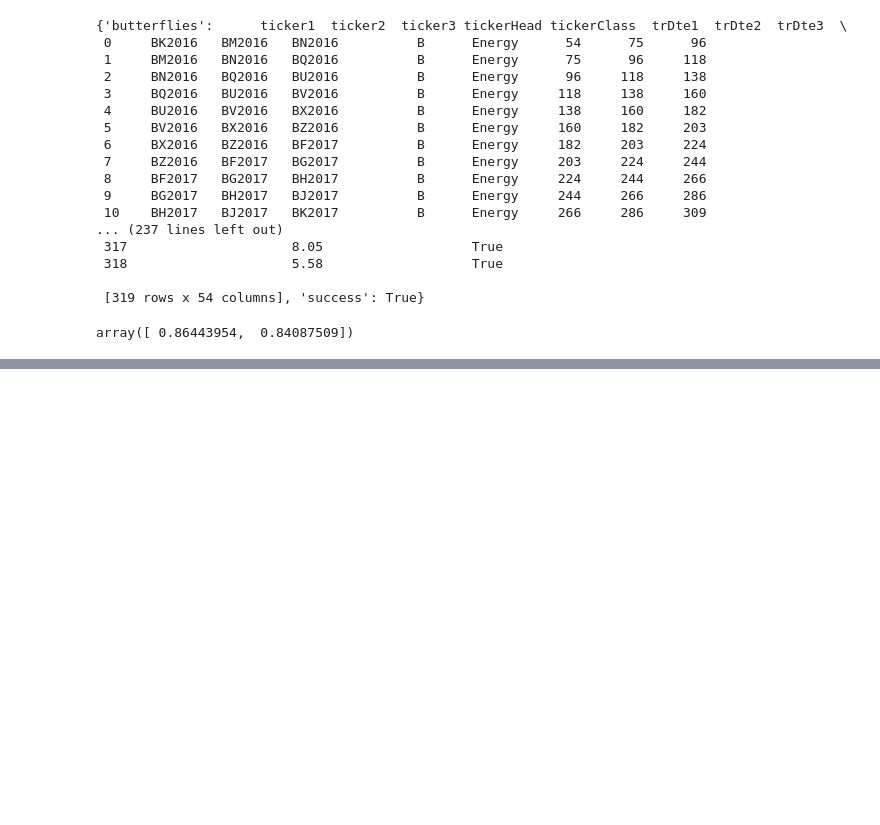
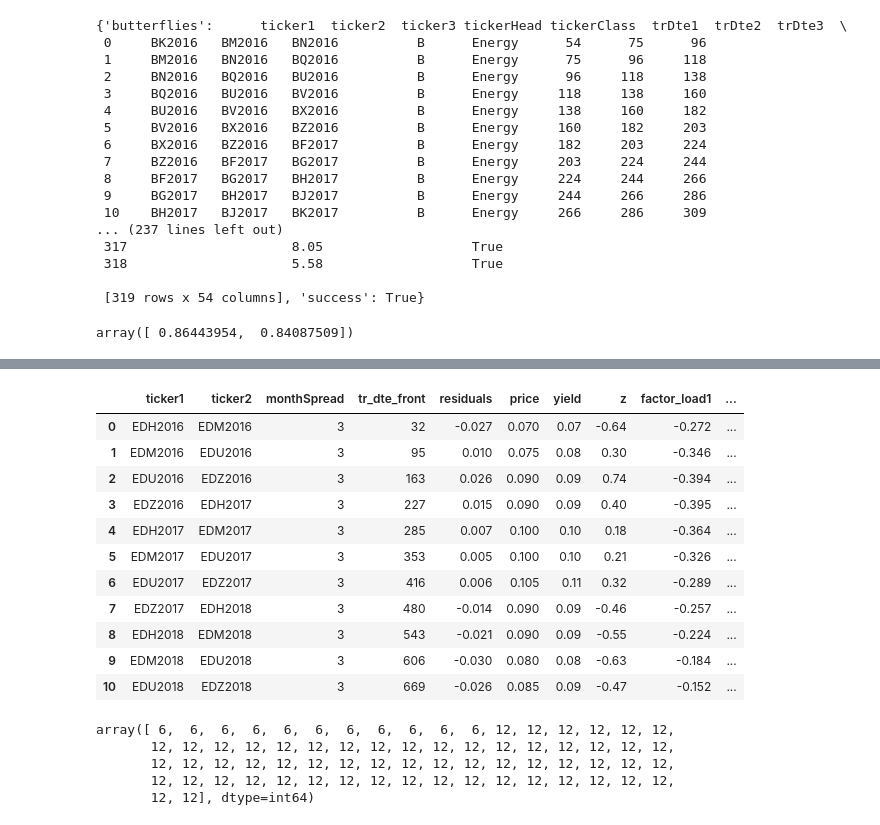
Before and after one commit to d0p34m1n3/repo_barbarossa, a Jupyter notebook: PycharmProjects/quandl/Untitled.ipynb, the cells around one changed output, grey strips where cells are left out. Cells and saved outputs as stored; diff of their text form; code cells hidden in the pictures; blank space fills up the shorter version.

```diff
--- a/PycharmProjects/quandl/Untitled.ipynb
+++ b/PycharmProjects/quandl/Untitled.ipynb
@@ -89,0 +63,20 @@ tpd.prepare_curve_pca()
+# %%
+import opportunity_constructs.curve_pca as cpa
+import shared.statistics as stats
+import pandas as pd
+output = cpa.get_curve_pca_report(ticker_head='ED',date_to = 20160128)
+
+output['pca_results']
+# %% [output]
+|  | ticker1 | ticker2 | monthSpread | tr_dte_front | residuals | price | yield | z | factor_load1 | ... |
+| 0 | EDH2016 | EDM2016 | 3 | 32 | -0.027 | 0.070 | 0.07 | -0.64 | -0.272 | ... |
+| 1 | EDM2016 | EDU2016 | 3 | 95 | 0.010 | 0.075 | 0.08 | 0.30 | -0.346 | ... |
+| 2 | EDU2016 | EDZ2016 | 3 | 163 | 0.026 | 0.090 | 0.09 | 0.74 | -0.394 | ... |
+| 3 | EDZ2016 | EDH2017 | 3 | 227 | 0.015 | 0.090 | 0.09 | 0.40 | -0.395 | ... |
+| 4 | EDH2017 | EDM2017 | 3 | 285 | 0.007 | 0.100 | 0.10 | 0.18 | -0.364 | ... |
+| 5 | EDM2017 | EDU2017 | 3 | 353 | 0.005 | 0.100 | 0.10 | 0.21 | -0.326 | ... |
+| 6 | EDU2017 | EDZ2017 | 3 | 416 | 0.006 | 0.105 | 0.11 | 0.32 | -0.289 | ... |
+| 7 | EDZ2017 | EDH2018 | 3 | 480 | -0.014 | 0.090 | 0.09 | -0.46 | -0.257 | ... |
+| 8 | EDH2018 | EDM2018 | 3 | 543 | -0.021 | 0.090 | 0.09 | -0.55 | -0.224 | ... |
+| 9 | EDM2018 | EDU2018 | 3 | 606 | -0.030 | 0.080 | 0.08 | -0.63 | -0.184 | ... |
+| 10 | EDU2018 | EDZ2018 | 3 | 669 | -0.026 | 0.085 | 0.09 | -0.47 | -0.152 | ... |
@@ -95 +92,9 @@ plt.grid()
 plt.show()
+# %%
+ticker_month_data[-70:,-2]
+# %% [output]
+array([ 6,  6,  6,  6,  6,  6,  6,  6,  6,  6,  6, 12, 12, 12, 12, 12, 12,
+       12, 12, 12, 12, 12, 12, 12, 12, 12, 12, 12, 12, 12, 12, 12, 12, 12,
+       12, 12, 12, 12, 12, 12, 12, 12, 12, 12, 12, 12, 12, 12, 12, 12, 12,
+       12, 12, 12, 12, 12, 12, 12, 12, 12, 12, 12, 12, 12, 12, 12, 12, 12,
+       12, 12], dtype=int64)
```
Also changed, not shown: parts of 27 cells of this notebook, 23 other files.
